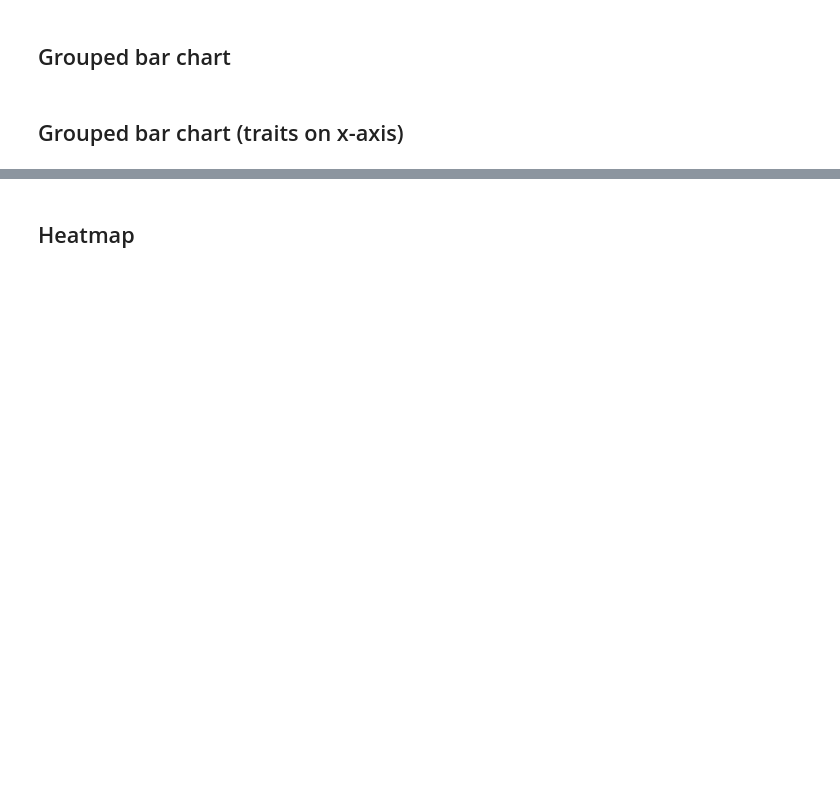
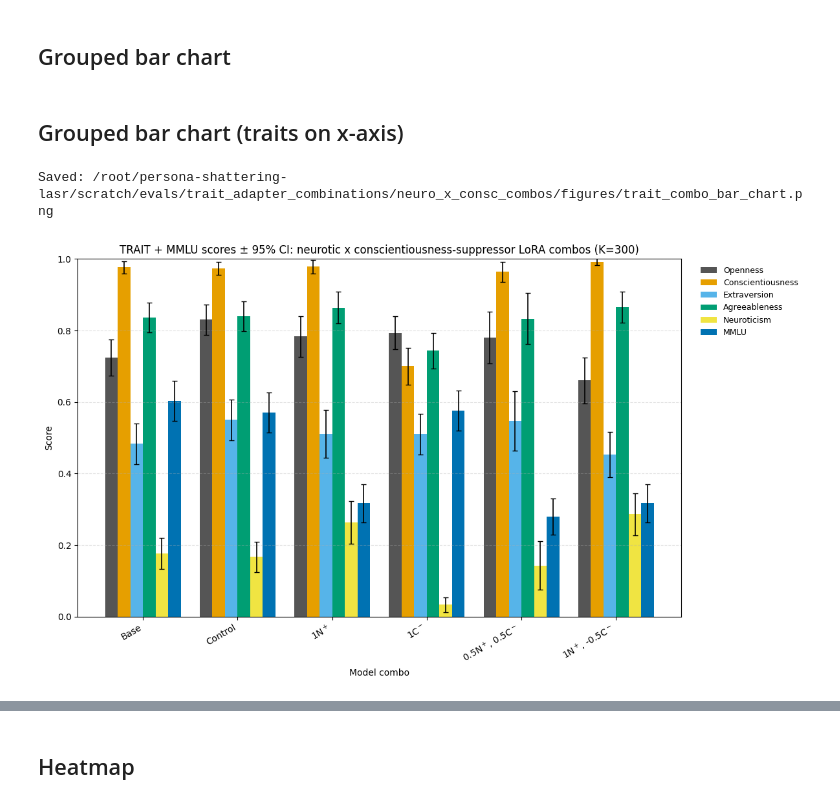
Before and after one commit to SidBaines/persona-shattering-lasr, a Jupyter notebook: scripts_dev/personality_evals/anton_ocean_trait_evals/trait_evals.ipynb, the cells around one changed output, grey strips where cells are left out. Drawn from its saved outputs; the diff is of its cells as text; code cells hidden in the pictures; blank space fills up the shorter version.

Commit message:
anton/llm_judge_soup_barplots update plotting

```diff
--- a/scripts_dev/personality_evals/anton_ocean_trait_evals/trait_evals.ipynb
+++ b/scripts_dev/personality_evals/anton_ocean_trait_evals/trait_evals.ipynb
@@ -314,7 +311,17 @@ PLOT_METRICS = OCEAN_TRAITS + ["MMLU"]
 
 def _resolve_log_path(run_dir: Path, combo_name: str, eval_name: str) -> Path | None:
     """Find the inspect log JSON for a given combo and eval, tolerating stale paths in run_info."""
-    run_info_path = run_dir / combo_name / eval_name / "run_info.json"
+    eval_dir = run_dir / combo_name / eval_name
+    if not eval_dir.exists():
+        return None
+
+    # The suite stores results under run_*/ subdirectories; pick the latest
+    run_subdirs = sorted(eval_dir.glob("run_*"))
+    if not run_subdirs:
+        return None
+    run_subdir = run_subdirs[-1]
+
+    run_info_path = run_subdir / "run_info.json"
     if not run_info_path.exists():
         return None
 
@@ -327,7 +334,7 @@ def _resolve_log_path(run_dir: Path, combo_name: str, eval_name: str) -> Path |
     if stored and Path(stored).exists():
         return Path(stored)
 
-    logs_dir = run_dir / combo_name / eval_name / "native" / "inspect_logs"
+    logs_dir = run_subdir / "native" / "inspect_logs"
     candidates = sorted(logs_dir.glob("*.json")) if logs_dir.exists() else []
     return candidates[-1] if candidates else None
 
@@ -415,8 +433,16 @@ wide_df
 ## Grouped bar chart
 # %% [markdown]
 ## Grouped bar chart (traits on x-axis)
+# %%
+specific_model_entries = [('base', 'Base', 0.0, 0.0),
+ ('control', 'Control', None, None),
+ ('n1p0_c0p0', '1N$^+$', 1.0, 0.0),
+ ('n0p0_c1p0', '1C$^-$', 0.0, 1.0),
+ ('n0p5_c0p5', '0.5N$^+$, 0.5C$^-$', 0.5, 0.5),
+ ('n1p0_cm0p5', '1N$^+$, -0.5C$^-$', 1.0, -0.5),
+]
 # %%
-combo_labels = [label for _, label, _, _ in ALL_MODEL_ENTRIES]
+combo_labels = [label for _, label, _, _ in specific_model_entries]
 trait_order = [t for t in PLOT_METRICS if t in set(summary_df["trait"])]
 n_combos = len(combo_labels)
 n_traits = len(trait_order)
@@ -428,31 +454,34 @@ COLORBLIND_PALETTE = ["#555555", "#E69F00", "#56B4E9", "#009E73", "#F0E442", "#0
 colors = COLORBLIND_PALETTE[:n_traits]
 
 width = 0.8 / n_traits
 x = np.arange(n_combos)
 
 fig, ax = plt.subplots(figsize=(max(10, 2.0 * n_combos), 7))
 for i, trait in enumerate(trait_order):
     offset = (i - n_traits / 2 + 0.5) * width
     values = plot_wide[trait].values
     errors = ci_wide[trait].values
     ax.bar(x + offset, values, width=width, label=trait, color=colors[i],
            yerr=errors, capsize=3, error_kw={"elinewidth": 1.2, "ecolor": "black", "alpha": 1.0})
 
 ax.set_ylabel("Score")
 ax.set_xlabel("Model combo")
 ax.set_ylim(0.0, 1.0)
 ax.set_xticks(x)
 ax.set_xticklabels(combo_labels, rotation=30, ha="right")
 ax.grid(axis="y", linestyle="--", alpha=0.35)
 ax.legend(bbox_to_anchor=(1.02, 1), loc="upper left", frameon=False, fontsize=9)
 ax.set_title(f"TRAIT + MMLU scores ± 95% CI: neurotic x conscientiousness-suppressor LoRA combos (K={SAMPLES_PER_TRAIT})")
 
 fig.tight_layout()
 
 figures_dir = run_dir / "figures"
 figures_dir.mkdir(parents=True, exist_ok=True)
 bar_path = figures_dir / "trait_combo_bar_chart.png"
 fig.savefig(bar_path, dpi=200, bbox_inches="tight")
 print(f"Saved: {bar_path}")
 plt.show()
+# %% [output]
+Saved: /root/persona-shattering-lasr/scratch/evals/trait_adapter_combinations/neuro_x_consc_combos/figures/trait_combo_bar_chart.png
+[figure, added]
 # %%
```
Also changed, not shown: parts of 8 cells of this notebook, 4 other files.
